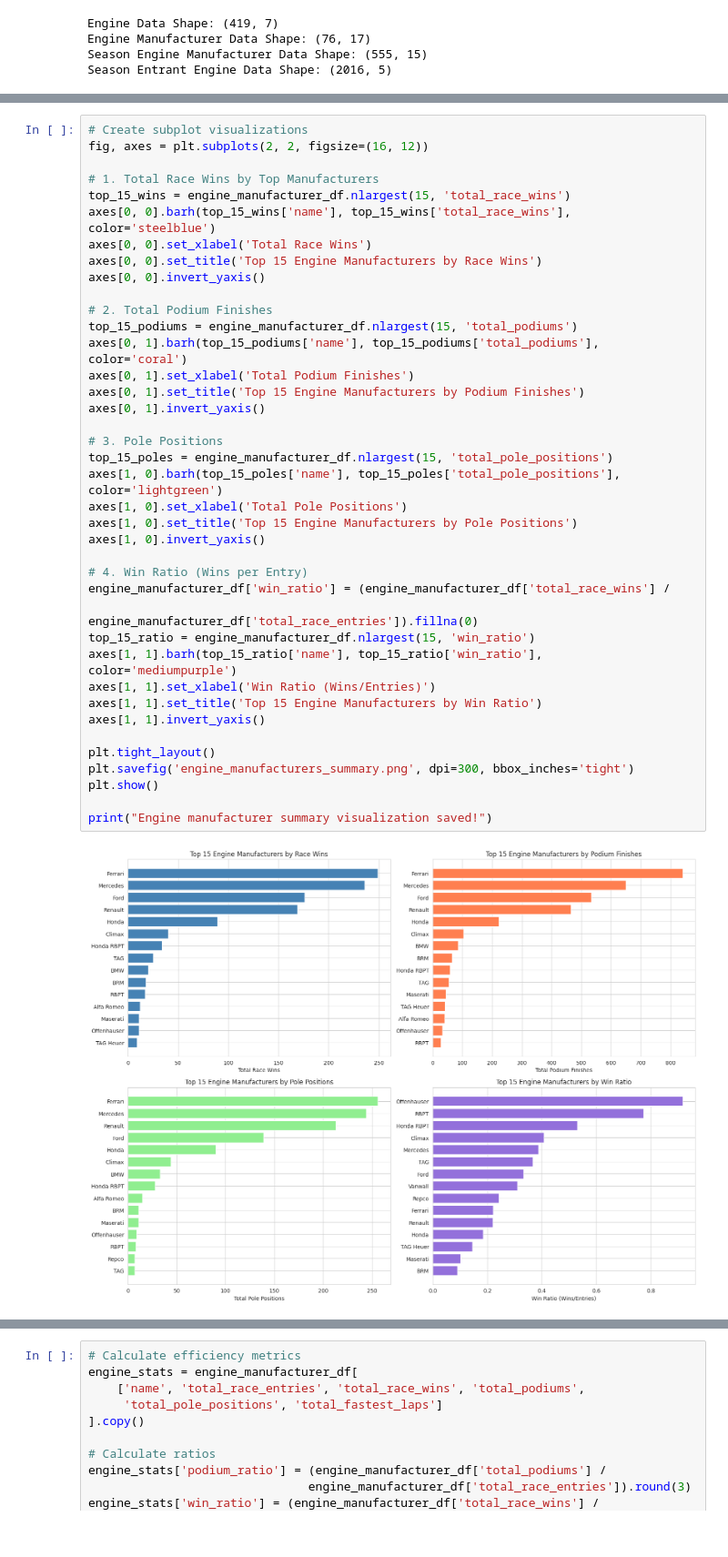
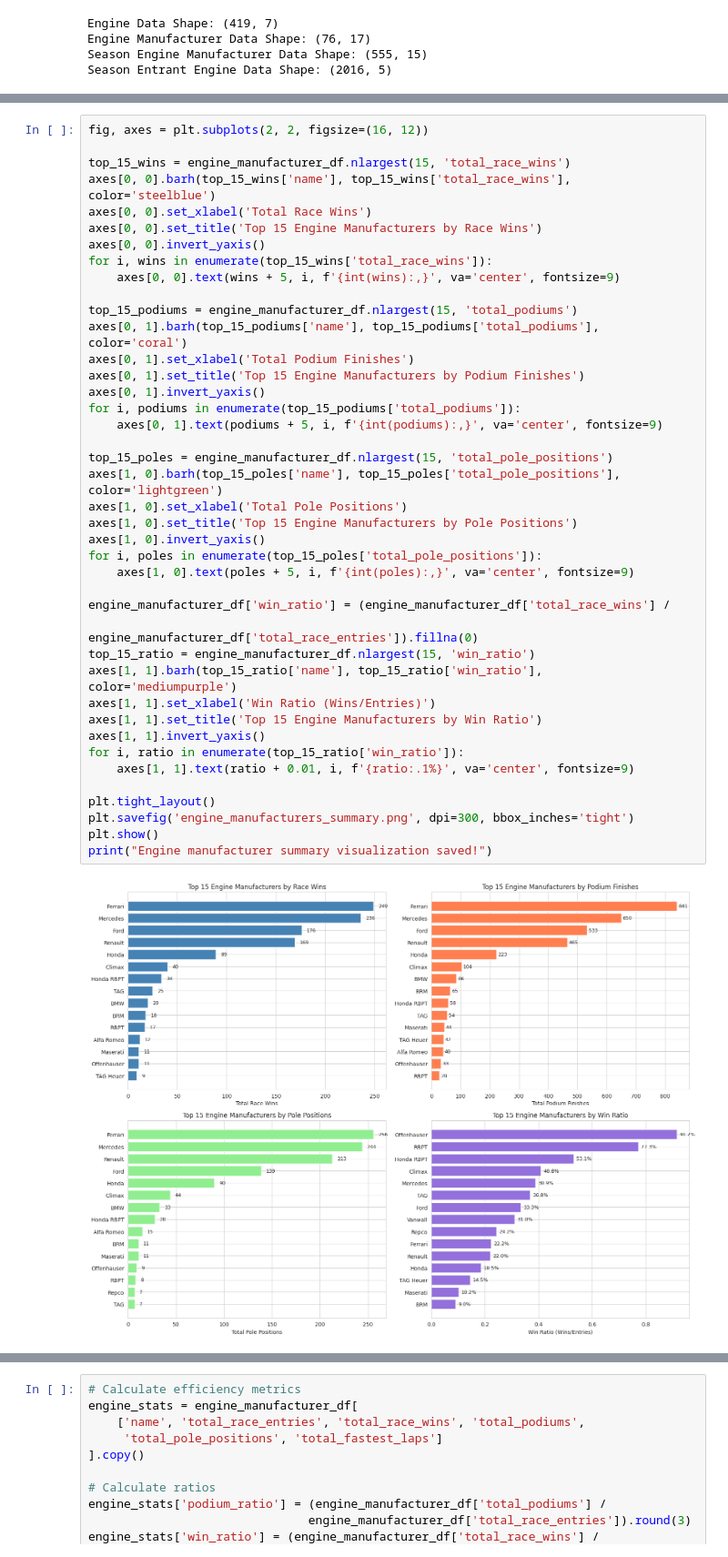
Before and after one commit to ttsudarshan/F1-Database, a Jupyter notebook: engines.ipynb, the cells around one changed output, grey strips where cells are left out. Shown: that part at 91% size. Saved outputs shown, nothing was run; the diff lists cells and outputs as text; blank space fills up the shorter version.

```diff
--- a/engines.ipynb
+++ b/engines.ipynb
@@ -118,42 +123,44 @@ Top 15 Engine Manufacturers by Wins:
 # %%
-# Create subplot visualizations
 fig, axes = plt.subplots(2, 2, figsize=(16, 12))
 
-# 1. Total Race Wins by Top Manufacturers
 top_15_wins = engine_manufacturer_df.nlargest(15, 'total_race_wins')
 axes[0, 0].barh(top_15_wins['name'], top_15_wins['total_race_wins'], color='steelblue')
 axes[0, 0].set_xlabel('Total Race Wins')
 axes[0, 0].set_title('Top 15 Engine Manufacturers by Race Wins')
 axes[0, 0].invert_yaxis()
+for i, wins in enumerate(top_15_wins['total_race_wins']):
+    axes[0, 0].text(wins + 5, i, f'{int(wins):,}', va='center', fontsize=9)
 
-# 2. Total Podium Finishes
 top_15_podiums = engine_manufacturer_df.nlargest(15, 'total_podiums')
 axes[0, 1].barh(top_15_podiums['name'], top_15_podiums['total_podiums'], color='coral')
 axes[0, 1].set_xlabel('Total Podium Finishes')
 axes[0, 1].set_title('Top 15 Engine Manufacturers by Podium Finishes')
 axes[0, 1].invert_yaxis()
+for i, podiums in enumerate(top_15_podiums['total_podiums']):
+    axes[0, 1].text(podiums + 5, i, f'{int(podiums):,}', va='center', fontsize=9)
 
-# 3. Pole Positions
 top_15_poles = engine_manufacturer_df.nlargest(15, 'total_pole_positions')
 axes[1, 0].barh(top_15_poles['name'], top_15_poles['total_pole_positions'], color='lightgreen')
 axes[1, 0].set_xlabel('Total Pole Positions')
 axes[1, 0].set_title('Top 15 Engine Manufacturers by Pole Positions')
 axes[1, 0].invert_yaxis()
+for i, poles in enumerate(top_15_poles['total_pole_positions']):
+    axes[1, 0].text(poles + 5, i, f'{int(poles):,}', va='center', fontsize=9)
 
-# 4. Win Ratio (Wins per Entry)
 engine_manufacturer_df['win_ratio'] = (engine_manufacturer_df['total_race_wins'] /
                                        engine_manufacturer_df['total_race_entries']).fillna(0)
 top_15_ratio = engine_manufacturer_df.nlargest(15, 'win_ratio')
 axes[1, 1].barh(top_15_ratio['name'], top_15_ratio['win_ratio'], color='mediumpurple')
 axes[1, 1].set_xlabel('Win Ratio (Wins/Entries)')
 axes[1, 1].set_title('Top 15 Engine Manufacturers by Win Ratio')
 axes[1, 1].invert_yaxis()
+for i, ratio in enumerate(top_15_ratio['win_ratio']):
+    axes[1, 1].text(ratio + 0.01, i, f'{ratio:.1%}', va='center', fontsize=9)
 
 plt.tight_layout()
 plt.savefig('engine_manufacturers_summary.png', dpi=300, bbox_inches='tight')
 plt.show()
-
 print("Engine manufacturer summary visualization saved!")
 # %% [output]
-[figure, old version]
+[figure, new version]
 Engine manufacturer summary visualization saved!
```
Also changed, not shown: parts of 7 cells of this notebook, 2 other files.
